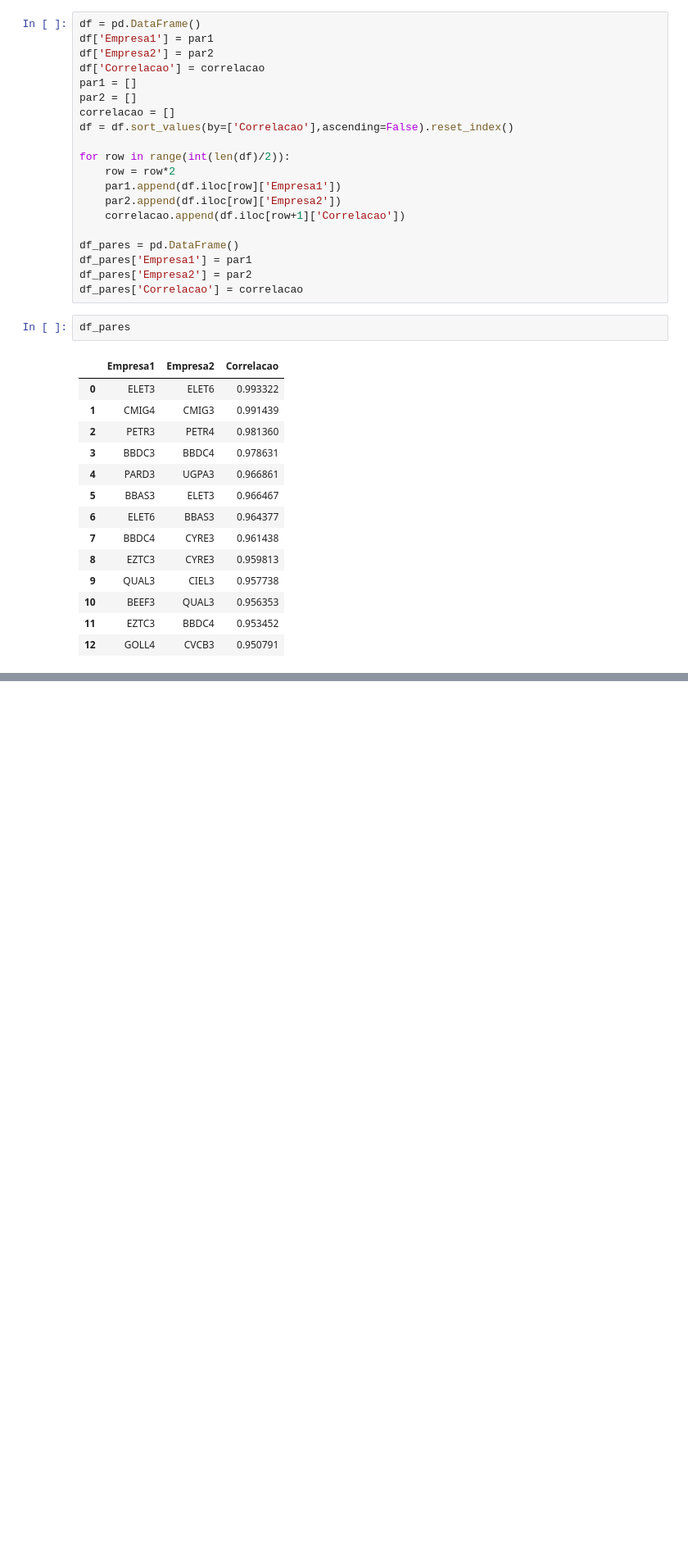
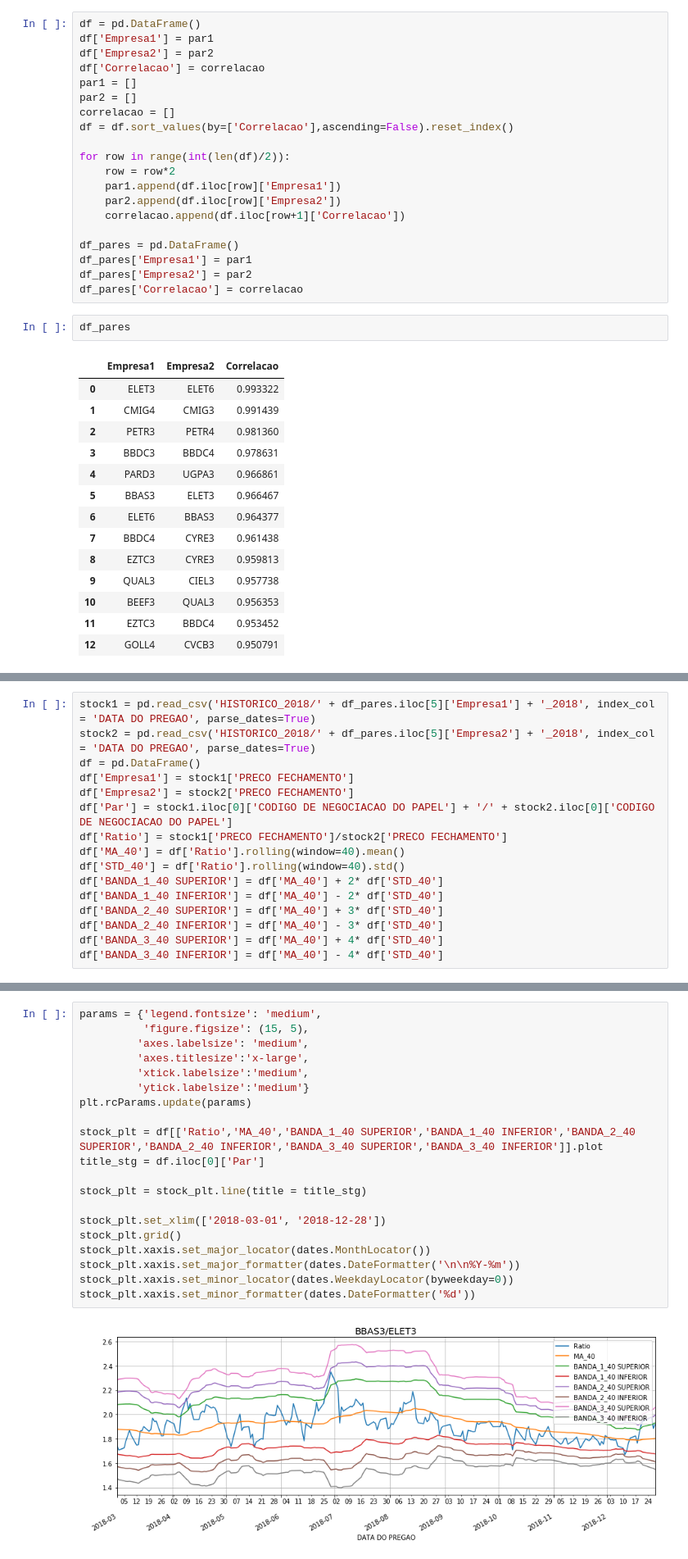
Before and after one commit to RodrigoCalderano/DOM-BOT, a Jupyter notebook: Jupyter/Long Short.ipynb, the cells around one changed output, grey strips where cells are left out. Shown: that part at 82% size. Saved outputs shown, nothing was run; the diff lists cells and outputs as text; blank space fills up the shorter version.

Commit message:
DataFrames Para LongShort

```diff
--- a/Jupyter/Long Short.ipynb
+++ b/Jupyter/Long Short.ipynb
@@ -170,0 +188,16 @@ stock_plt.xaxis.set_minor_formatter(dates.DateFormatter('%d'))
+# %%
+stock1 = pd.read_csv('HISTORICO_2018/' + df_pares.iloc[5]['Empresa1'] + '_2018', index_col = 'DATA DO PREGAO', parse_dates=True)
+stock2 = pd.read_csv('HISTORICO_2018/' + df_pares.iloc[5]['Empresa2'] + '_2018', index_col = 'DATA DO PREGAO', parse_dates=True)
+df = pd.DataFrame()
+df['Empresa1'] = stock1['PRECO FECHAMENTO']
+df['Empresa2'] = stock2['PRECO FECHAMENTO']
+df['Par'] = stock1.iloc[0]['CODIGO DE NEGOCIACAO DO PAPEL'] + '/' + stock2.iloc[0]['CODIGO DE NEGOCIACAO DO PAPEL']
+df['Ratio'] = stock1['PRECO FECHAMENTO']/stock2['PRECO FECHAMENTO']
+df['MA_40'] = df['Ratio'].rolling(window=40).mean()
+df['STD_40'] = df['Ratio'].rolling(window=40).std()
+df['BANDA_1_40 SUPERIOR'] = df['MA_40'] + 2* df['STD_40']
+df['BANDA_1_40 INFERIOR'] = df['MA_40'] - 2* df['STD_40']
+df['BANDA_2_40 SUPERIOR'] = df['MA_40'] + 3* df['STD_40']
+df['BANDA_2_40 INFERIOR'] = df['MA_40'] - 3* df['STD_40']
+df['BANDA_3_40 SUPERIOR'] = df['MA_40'] + 4* df['STD_40']
+df['BANDA_3_40 INFERIOR'] = df['MA_40'] - 4* df['STD_40']
@@ -170,0 +214,22 @@ stock_plt.xaxis.set_minor_formatter(dates.DateFormatter('%d'))
+# %%
+params = {'legend.fontsize': 'medium',
+          'figure.figsize': (15, 5),
+         'axes.labelsize': 'medium',
+         'axes.titlesize':'x-large',
+         'xtick.labelsize':'medium',
+         'ytick.labelsize':'medium'}
+plt.rcParams.update(params)
+
+stock_plt = df[['Ratio','MA_40','BANDA_1_40 SUPERIOR','BANDA_1_40 INFERIOR','BANDA_2_40 SUPERIOR','BANDA_2_40 INFERIOR','BANDA_3_40 SUPERIOR','BANDA_3_40 INFERIOR']].plot
+title_stg = df.iloc[0]['Par']
+
+stock_plt = stock_plt.line(title = title_stg)
+
+stock_plt.set_xlim(['2018-03-01', '2018-12-28'])
+stock_plt.grid()
+stock_plt.xaxis.set_major_locator(dates.MonthLocator())
+stock_plt.xaxis.set_major_formatter(dates.DateFormatter('\n\n%Y-%m'))
+stock_plt.xaxis.set_minor_locator(dates.WeekdayLocator(byweekday=0))
+stock_plt.xaxis.set_minor_formatter(dates.DateFormatter('%d'))
+# %% [output]
+[figure, added]
```
Also changed, not shown: parts of 4 cells of this notebook.
